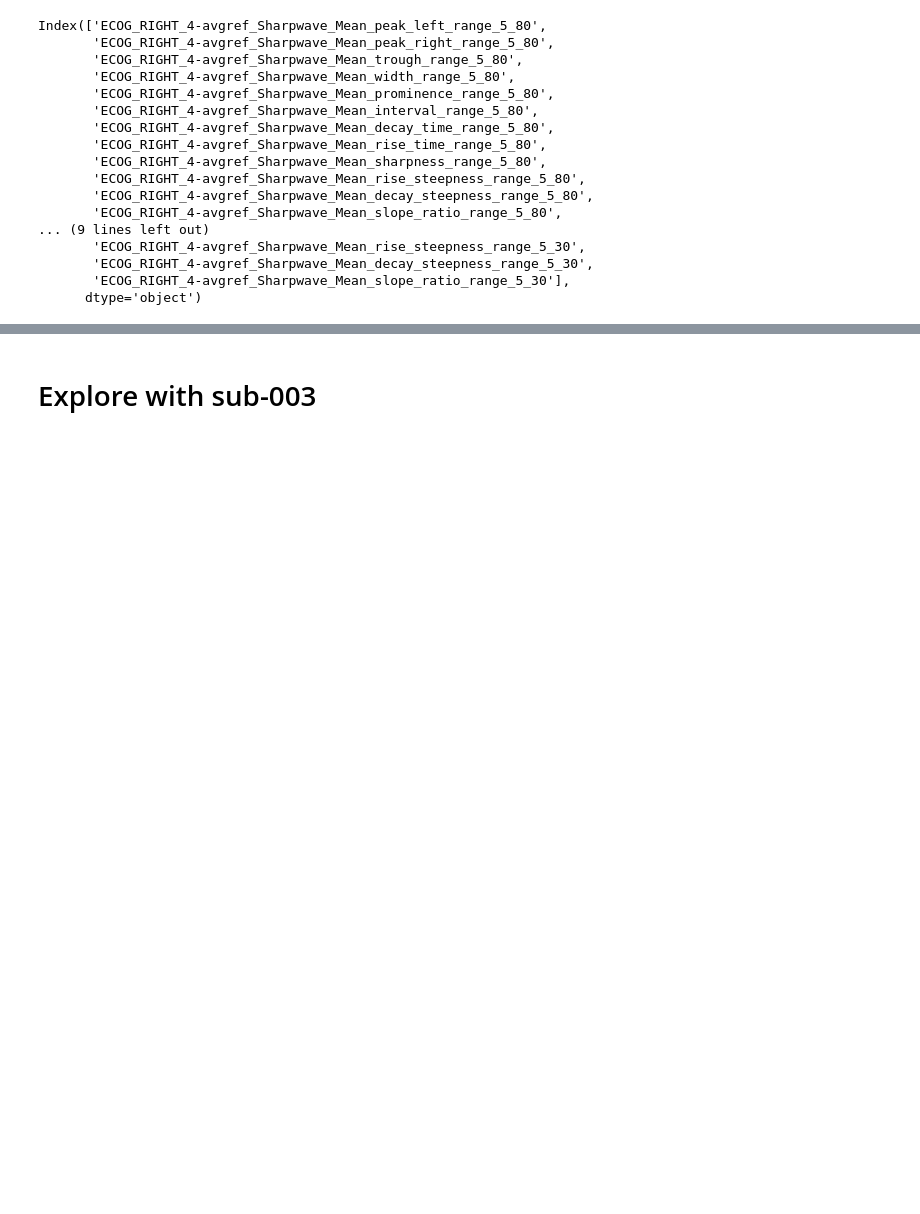
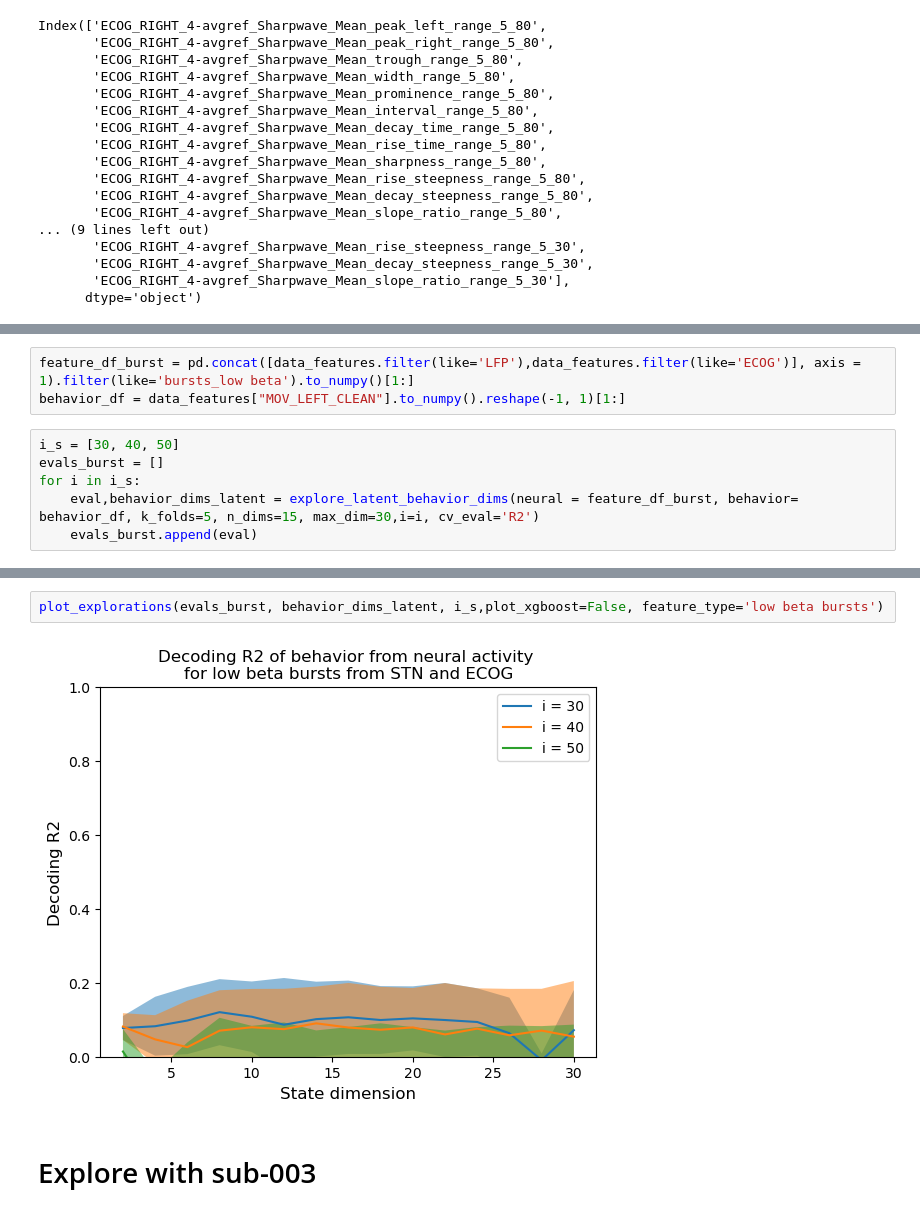
Before and after one commit to lauraflyra/BehaviorallyRelevantNeuralDynamicsWithPSID, a Jupyter notebook: src/explore_state_dimensions.ipynb, the cells around one changed output, grey strips where cells are left out. Drawn from its saved outputs; the diff is of its cells as text; blank space fills up the shorter version.

```diff
--- a/src/explore_state_dimensions.ipynb
+++ b/src/explore_state_dimensions.ipynb
@@ -180,0 +169,9 @@ plot_explorations(evals_sw, behavior_dims_latent_sw, i_s,plot_xgboost=False, fea
+# %%
+feature_df_burst = pd.concat([data_features.filter(like='LFP'),data_features.filter(like='ECOG')], axis = 1).filter(like='bursts_low beta').to_numpy()[1:]
+behavior_df = data_features["MOV_LEFT_CLEAN"].to_numpy().reshape(-1, 1)[1:]
+# %%
+i_s = [30, 40, 50]
+evals_burst = []
+for i in i_s:
+    eval,behavior_dims_latent = explore_latent_behavior_dims(neural = feature_df_burst, behavior= behavior_df, k_folds=5, n_dims=15, max_dim=30,i=i, cv_eval='R2')
+    evals_burst.append(eval)
@@ -181,3 +234,7 @@ plot_explorations(evals_sw, behavior_dims_latent_sw, i_s,plot_xgboost=False, fea
+# %%
+plot_explorations(evals_burst, behavior_dims_latent, i_s,plot_xgboost=False, feature_type='low beta bursts')
+# %% [output]
+[figure, added]
 # %% [markdown]
 # Explore with sub-003
 # %%
```
Also changed, not shown: parts of 18 cells of this notebook.
